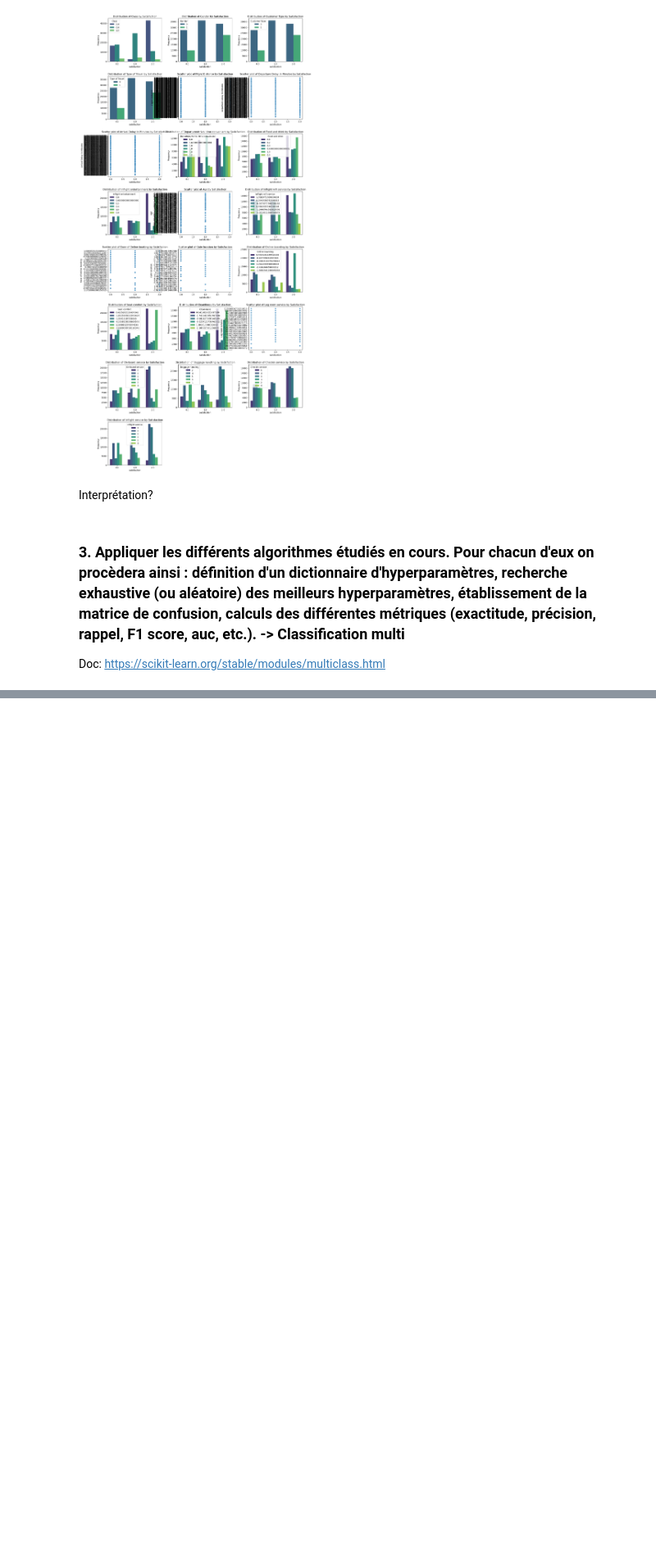
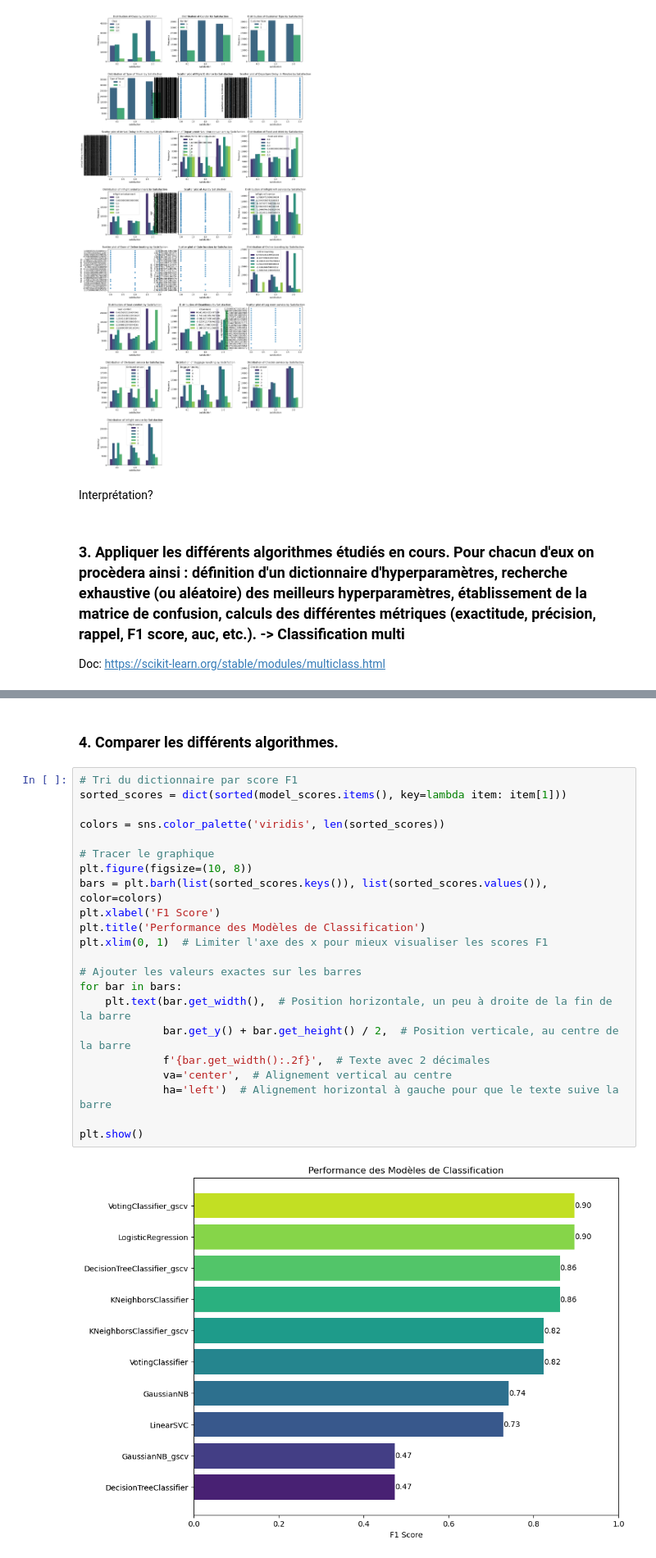
Before and after one commit to ophelie-gaudin/4MLSP-project, a Jupyter notebook: 2- classif satisfaction.ipynb, the cells around one changed output, grey strips where cells are left out. Shown at 82% size. Saved outputs shown, nothing was run; the diff lists cells and outputs as text; blank space fills up the shorter version.

```diff
--- a/2- classif satisfaction.ipynb
+++ b/2- classif satisfaction.ipynb
@@ -168,0 +406,26 @@ TypeError: missing a required argument: 'y_pred'
+# %% [markdown]
+### 4. Comparer les différents algorithmes.
+# %%
+# Tri du dictionnaire par score F1
+sorted_scores = dict(sorted(model_scores.items(), key=lambda item: item[1]))
+
+colors = sns.color_palette('viridis', len(sorted_scores))
+
+# Tracer le graphique
+plt.figure(figsize=(10, 8))
+bars = plt.barh(list(sorted_scores.keys()), list(sorted_scores.values()), color=colors)
+plt.xlabel('F1 Score')
+plt.title('Performance des Modèles de Classification')
+plt.xlim(0, 1)  # Limiter l'axe des x pour mieux visualiser les scores F1
+
+# Ajouter les valeurs exactes sur les barres
+for bar in bars:
+    plt.text(bar.get_width(),  # Position horizontale, un peu à droite de la fin de la barre
+             bar.get_y() + bar.get_height() / 2,  # Position verticale, au centre de la barre
+             f'{bar.get_width():.2f}',  # Texte avec 2 décimales
+             va='center',  # Alignement vertical au centre
+             ha='left')  # Alignement horizontal à gauche pour que le texte suive la barre
+
+plt.show()
+# %% [output]
+[figure, added]
```
Also changed, not shown: parts of 3 cells of this notebook.
